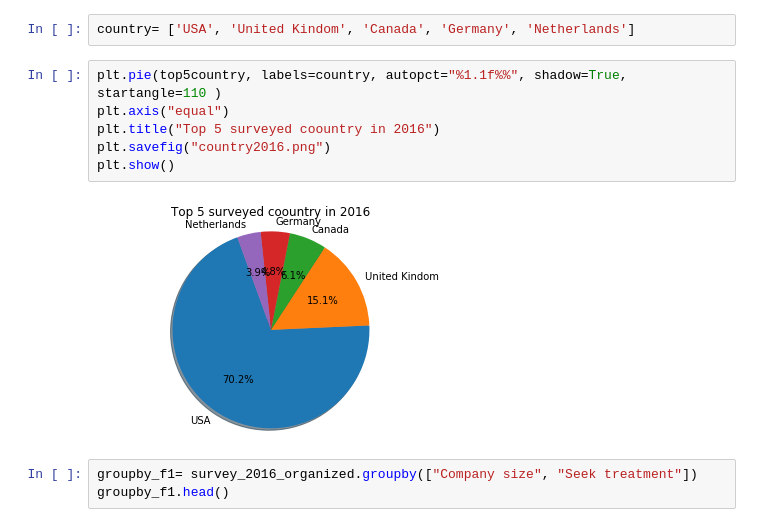
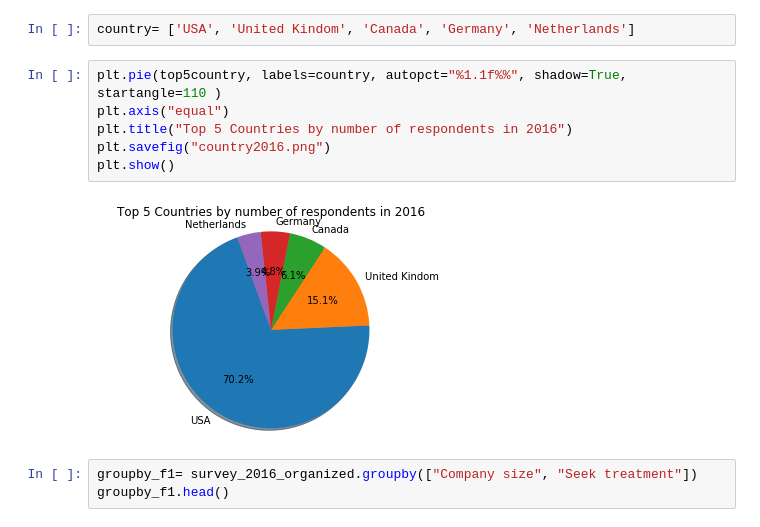
Before and after one commit to zhaqinqin1234/project-1, a Jupyter notebook: Qinqin_code/survey_2016.ipynb, the cells around one changed output. Cells and saved outputs as stored; diff of their text form.

```diff
--- a/Qinqin_code/survey_2016.ipynb
+++ b/Qinqin_code/survey_2016.ipynb
@@ -127,11 +137,11 @@ country= ['USA', 'United Kindom', 'Canada', 'Germany', 'Netherlands']
 # %%
 plt.pie(top5country, labels=country, autopct="%1.1f%%", shadow=True, startangle=110 )
 plt.axis("equal")
-plt.title("Top 5 surveyed coountry in 2016")
+plt.title("Top 5 Countries by number of respondents in 2016")
 plt.savefig("country2016.png")
 plt.show()
 # %% [output]
-[figure, old version]
+[figure, new version]
 # %%
 groupby_f1= survey_2016_organized.groupby(["Company size", "Seek treatment"])
 groupby_f1.head()
```
Also changed, not shown: parts of 2 cells of this notebook, 19 other files.
